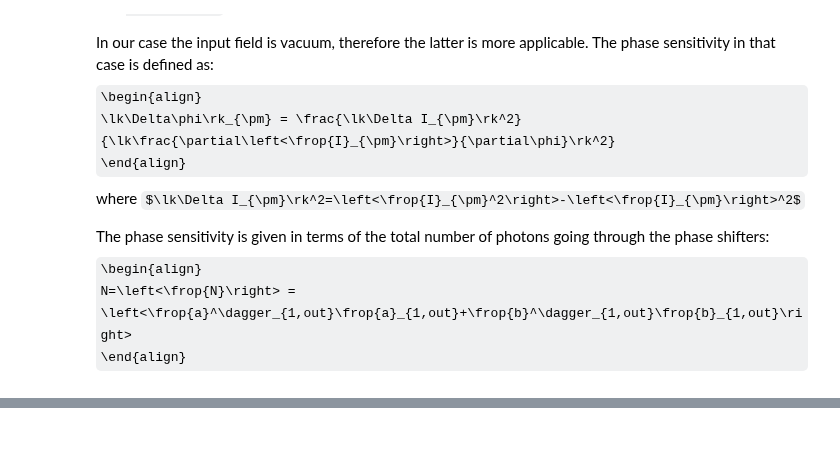
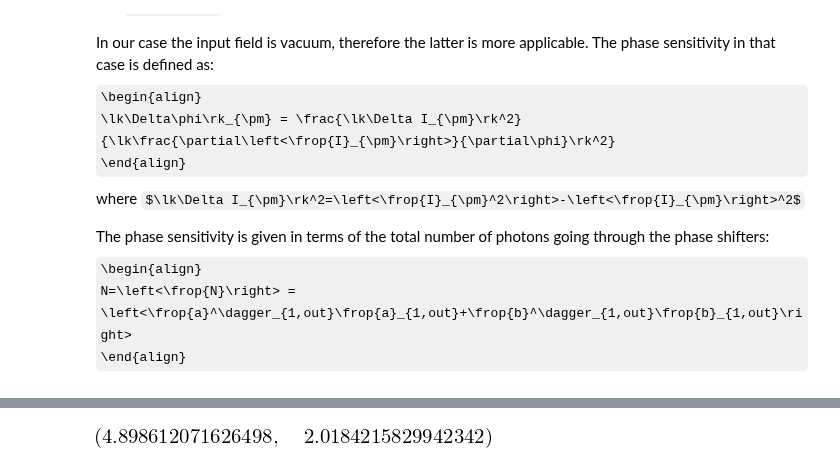
Before and after one commit to nemetniki/General-linear-model, a Jupyter notebook: NDPA.ipynb, the cells around one changed output, grey strips where cells are left out. Drawn from its saved outputs; the diff is of its cells as text; code cells hidden in the pictures; some formulas as TeX source; blank space fills up the shorter version.

Commit message:
integration
Frequency integral of phase sensitivity to determine the overall
uncertainty

```diff
--- a/NDPA.ipynb
+++ b/NDPA.ipynb
@@ -985,0 +1012,6 @@ plt.show()
+# %%
+def C(x):
+    return np.sin(2*x)/x
+integ.quad(C,-np.inf,np.inf)
+# %% [output]
+[figure, added]
```
Also changed, not shown: parts of 3 cells of this notebook.
